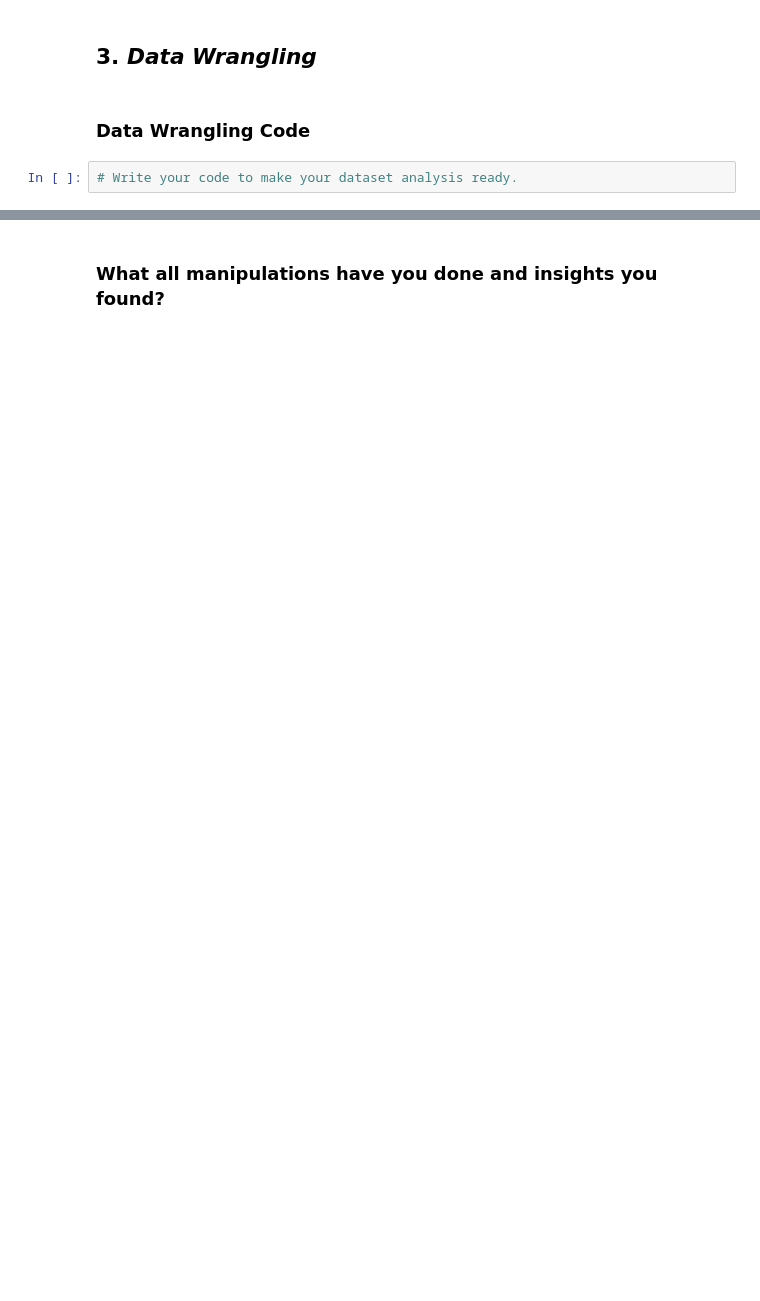
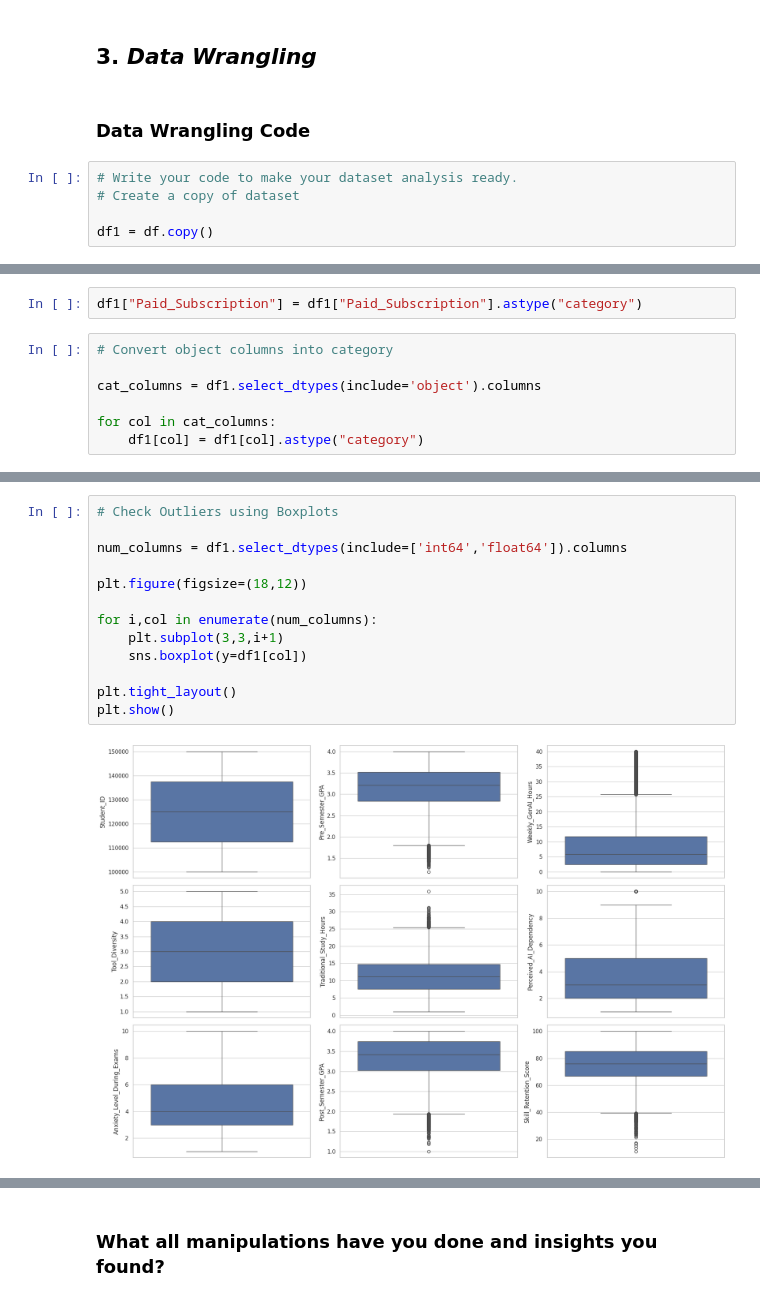
Before and after one commit to Ronak-si/AI-Student-Impact-EDA, a Jupyter notebook: Sample_EDA_Submission_Template.ipynb, the cells around one changed output, grey strips where cells are left out. Cells and saved outputs as stored; diff of their text form; blank space fills up the shorter version.

```diff
--- a/Sample_EDA_Submission_Template.ipynb
+++ b/Sample_EDA_Submission_Template.ipynb
@@ -259,3 +339,6 @@ Answer Here
 ### Data Wrangling Code
 # %%
 # Write your code to make your dataset analysis ready.
+# Create a copy of dataset
+
+df1 = df.copy()
@@ -261,0 +366,9 @@ Answer Here
+# %%
+df1["Paid_Subscription"] = df1["Paid_Subscription"].astype("category")
+# %%
+# Convert object columns into category
+
+cat_columns = df1.select_dtypes(include='object').columns
+
+for col in cat_columns:
+    df1[col] = df1[col].astype("category")
@@ -261,0 +397,15 @@ Answer Here
+# %%
+# Check Outliers using Boxplots
+
+num_columns = df1.select_dtypes(include=['int64','float64']).columns
+
+plt.figure(figsize=(18,12))
+
+for i,col in enumerate(num_columns):
+    plt.subplot(3,3,i+1)
+    sns.boxplot(y=df1[col])
+
+plt.tight_layout()
+plt.show()
+# %% [output]
+[figure, added]
```
Also changed, not shown: parts of 73 cells of this notebook.
